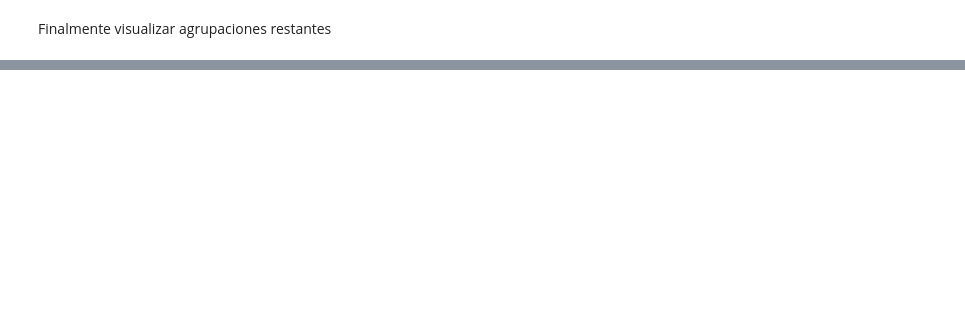
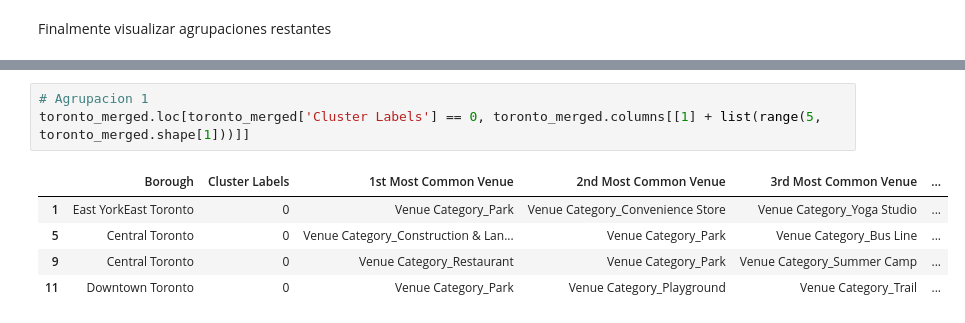
Before and after one commit to Sergioc2020/Coursera_Capstone, a Jupyter notebook: ProjectoSegmentacionUSA.ipynb, the cells around one changed output, grey strips where cells are left out. Cells and saved outputs as stored; diff of their text form; blank space fills up the shorter version.

```diff
--- a/ProjectoSegmentacionUSA.ipynb
+++ b/ProjectoSegmentacionUSA.ipynb
@@ -590,3 +590,12 @@ for lat, lon, poi, cluster in zip(toronto_merged['Latitude'], toronto_merged['Lo
 map_clusters
 # %% [output]
 [interactive output not drawn]
+# %%
+# Agrupacion 1
+toronto_merged.loc[toronto_merged['Cluster Labels'] == 0, toronto_merged.columns[[1] + list(range(5, toronto_merged.shape[1]))]]
+# %% [output]
+|  | Borough | Cluster Labels | 1st Most Common Venue | 2nd Most Common Venue | 3rd Most Common Venue | ... |
+| 1 | East YorkEast Toronto | 0 | Venue Category_Park | Venue Category_Convenience Store | Venue Category_Yoga Studio | ... |
+| 5 | Central Toronto | 0 | Venue Category_Construction & Lan... | Venue Category_Park | Venue Category_Bus Line | ... |
+| 9 | Central Toronto | 0 | Venue Category_Restaurant | Venue Category_Park | Venue Category_Summer Camp | ... |
+| 11 | Downtown Toronto | 0 | Venue Category_Park | Venue Category_Playground | Venue Category_Trail | ... |
```
Also changed, not shown: parts of 1 cell of this notebook.
